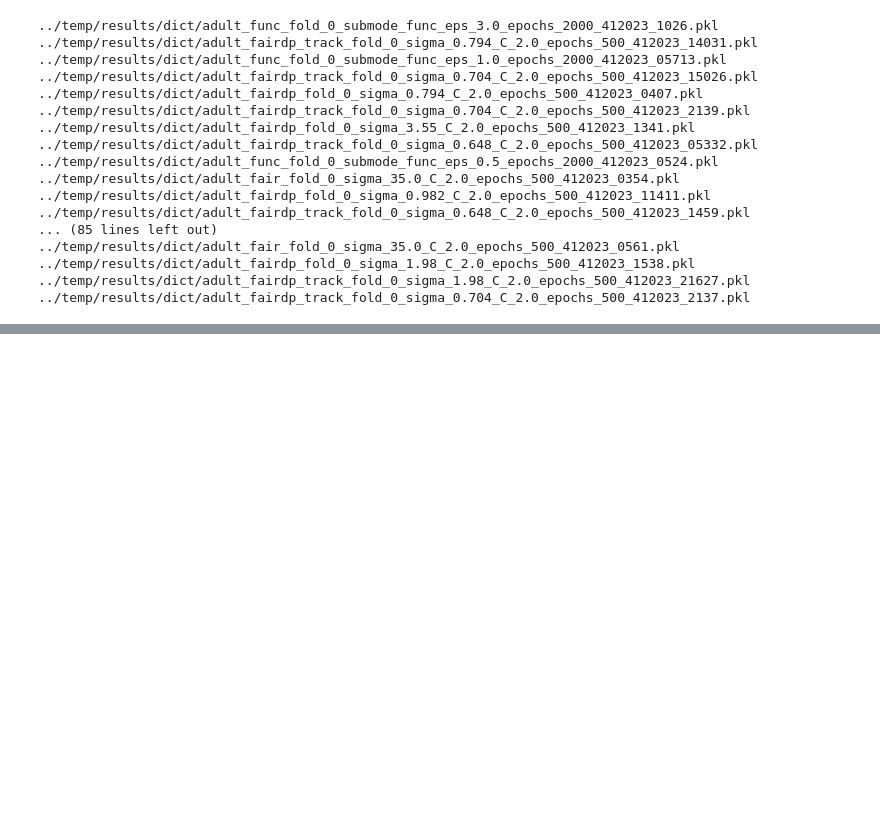
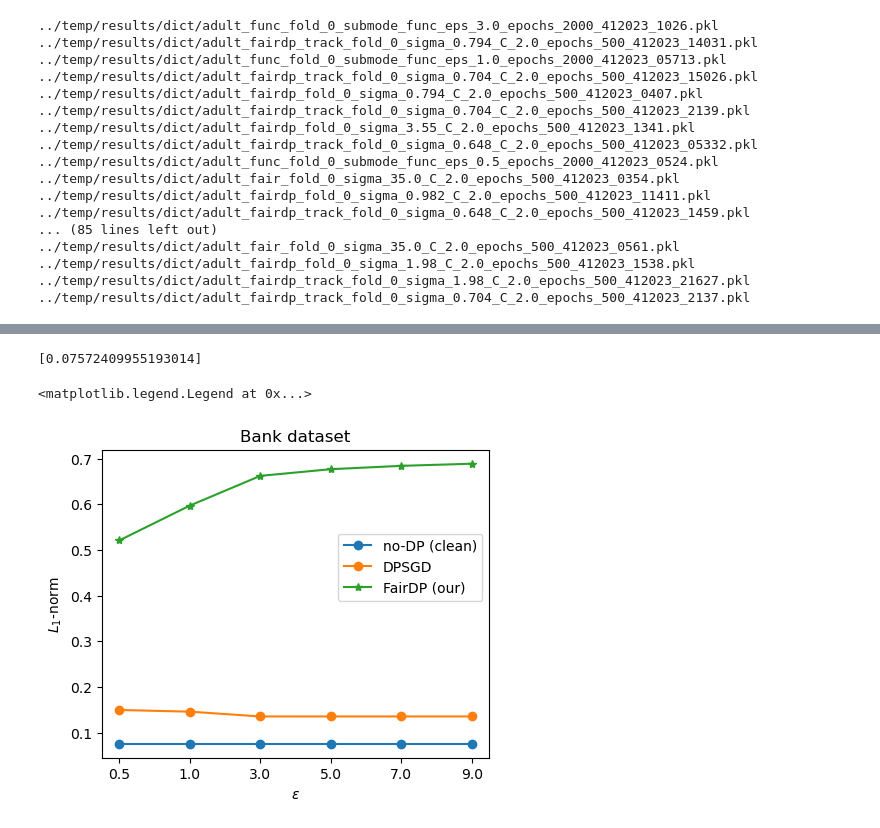
Before and after one commit to khangtran2020/FairDP, a Jupyter notebook: result_plotting.ipynb, the cells around one changed output, grey strips where cells are left out. Cells and saved outputs as stored; diff of their text form; code cells hidden in the pictures; blank space fills up the shorter version.

```diff
--- a/result_plotting.ipynb
+++ b/result_plotting.ipynb
@@ -533,0 +814,20 @@ plot_performance(dataset='adult', noise_scale=ns_['adult'], epsilon=epsilon)
+# %%
+disp_clean
+# %% [output]
+[0.07572409955193014]
+# %%
+plt.plot(range(len(epsilon)), np.ones(len(epsilon))*0.07572409955193014, '-o', label = 'no-DP (clean)')
+plt.plot(range(len(epsilon)), disp_dpsgd, '-o', label = 'DPSGD')
+# plt.plot(range(len(epsilon)), disp_func, '-o', label = 'Functional')
+plt.plot(range(len(epsilon)), disp_imp_fairdp, '-*', label = 'FairDP (our)')
+# plt.plot(range(len(epsilon)), tbound, '--*', label = 'Expected bound')
+# plt.plot(range(len(epsilon)), wbound, '--*', label = 'Worst case bound (0.95)')
+# plt.fill_between(range(len(epsilon)), np.ones(len(epsilon))*0.21288373080166903 - np.array(bbound), np.ones(len(epsilon))*0.21288373080166903 + np.array(bbound), alpha=0.2, label='bellet box')
+plt.ylabel(r'$L_1$-norm')
+plt.xlabel(r'$\epsilon$')
+plt.title('Bank dataset')
+plt.xticks(range(len(epsilon)), epsilon)
+plt.legend(bbox_to_anchor=(1, 0.75))
+# %% [output]
+<matplotlib.legend.Legend at 0x...>
+[figure, added]
```
Also changed, not shown: parts of 7 cells of this notebook, 1 other file.
